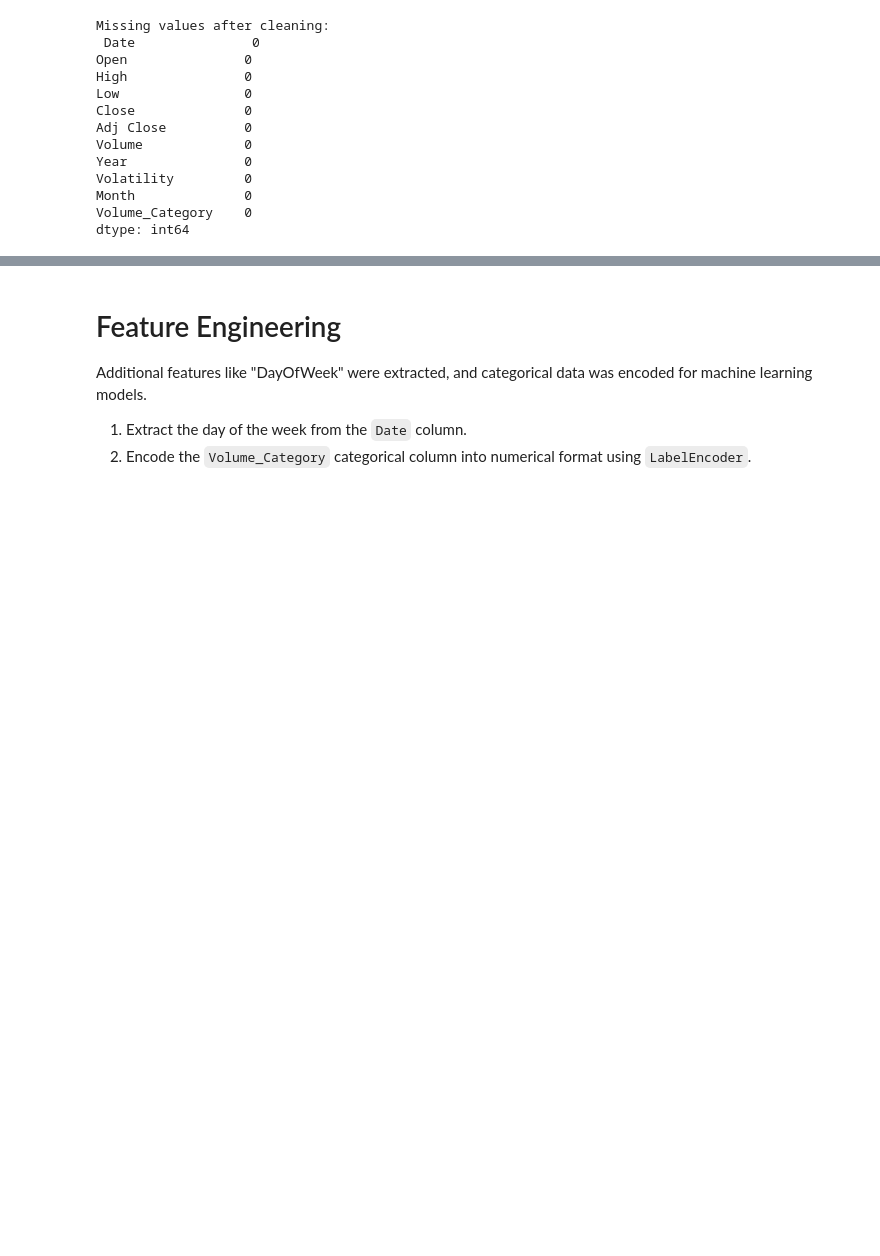
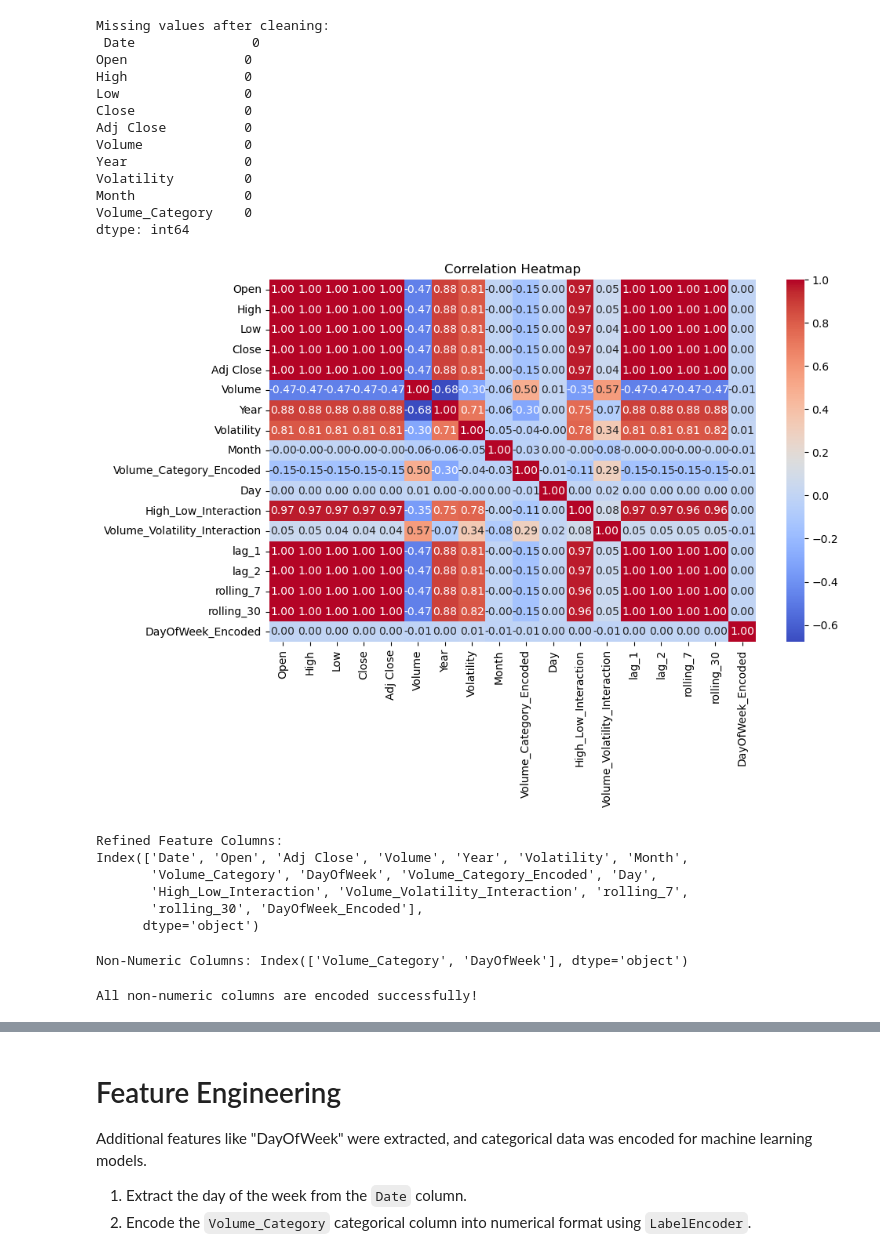
Before and after one commit to ElifSurucu/Google-Stock-Market-Data, a Jupyter notebook: Machine_Learning_Last updated.ipynb, the cells around one changed output, grey strips where cells are left out. Drawn from its saved outputs; the diff is of its cells as text; code cells hidden in the pictures; blank space fills up the shorter version.

```diff
--- a/Machine_Learning_Last updated.ipynb
+++ b/Machine_Learning_Last updated.ipynb
@@ -158,3 +158,66 @@ Volatility         0
 Month              0
 Volume_Category    0
 dtype: int64
+# %%
+from sklearn.preprocessing import LabelEncoder
+
+# Step 1: Convert non-numeric columns to numeric
+# Encoding 'Volume_Category' and 'DayOfWeek'
+label_encoder = LabelEncoder()
+data['Volume_Category_Encoded'] = label_encoder.fit_transform(data['Volume_Category'])
+data['DayOfWeek_Encoded'] = label_encoder.fit_transform(data['DayOfWeek'])
+
+# Step 2: Drop irrelevant columns for correlation analysis
+correlation_data = data.drop(columns=['Date', 'Volume_Category', 'DayOfWeek'])
+
+# Step 3: Generate the correlation heatmap
+plt.figure(figsize=(10, 6))
+sns.heatmap(correlation_data.corr(), annot=True, fmt=".2f", cmap="coolwarm")
+plt.title("Correlation Heatmap")
+plt.show()
+# %% [output]
+[figure, added]
+# %%
+# Identify redundant features based on correlation
+redundant_features = ['High', 'Low', 'Close', 'lag_1', 'lag_2']
+
+# Drop redundant features
+data_refined = data.drop(columns=redundant_features)
+
+# Update X_train and X_test
+X_train_refined, X_test_refined, y_train, y_test = train_test_split(
+    data_refined.drop(columns=['Adj Close', 'Date']),  # Exclude target and Date
+    data_refined['Adj Close'],  # Target variable
+    test_size=0.2,
+    random_state=42
+)
+
+# Display refined feature list
+print("Refined Feature Columns:")
+print(data_refined.columns)
+# %% [output]
+Refined Feature Columns:
+Index(['Date', 'Open', 'Adj Close', 'Volume', 'Year', 'Volatility', 'Month',
+       'Volume_Category', 'DayOfWeek', 'Volume_Category_Encoded', 'Day',
+       'High_Low_Interaction', 'Volume_Volatility_Interaction', 'rolling_7',
+       'rolling_30', 'DayOfWeek_Encoded'],
+      dtype='object')
+# %%
+non_numeric_columns = data_refined.select_dtypes(include=['object']).columns
+print("Non-Numeric Columns:", non_numeric_columns)
+# %% [output]
+Non-Numeric Columns: Index(['Volume_Category', 'DayOfWeek'], dtype='object')
+# %%
+from sklearn.preprocessing import LabelEncoder
+
+# Identify non-numeric columns again (if needed)
+non_numeric_columns = data_refined.select_dtypes(include=['object']).columns
+
+# Apply LabelEncoder to non-numeric columns
+label_encoder = LabelEncoder()
+for col in non_numeric_columns:
+    data_refined[col] = label_encoder.fit_transform(data_refined[col])
+
+print("All non-numeric columns are encoded successfully!")
+# %% [output]
+All non-numeric columns are encoded successfully!
```
Also changed, not shown: parts of 32 cells of this notebook, 44 other files.
